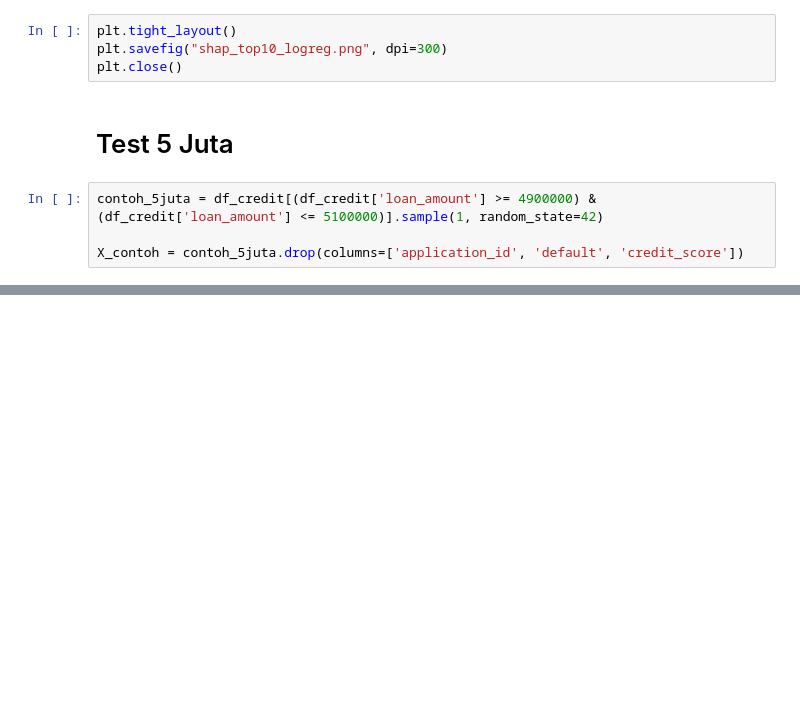
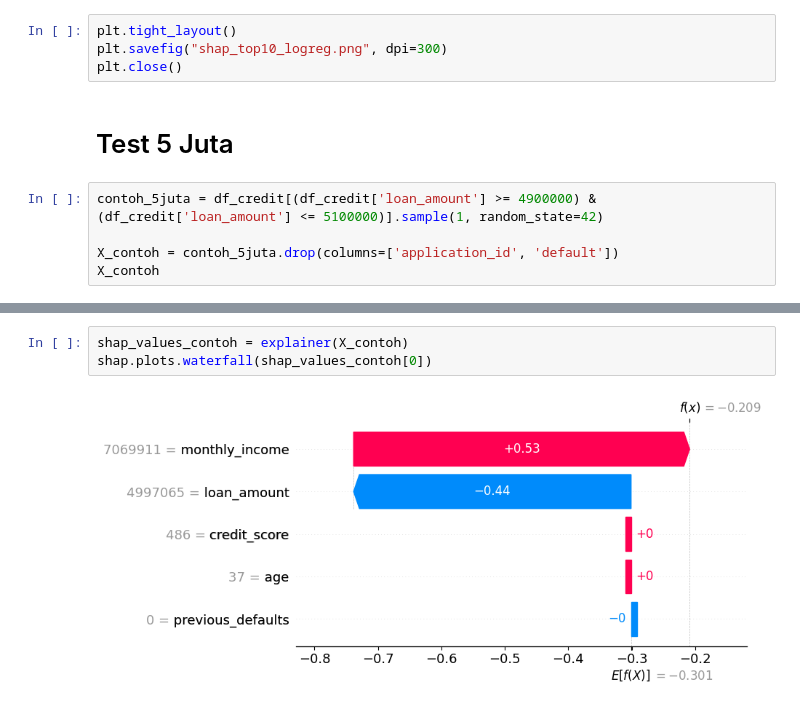
Before and after one commit to jesselynmu/submission, a Jupyter notebook: notebooks/B_modeling.ipynb, the cells around one changed output, grey strips where cells are left out. Cells and saved outputs as stored; diff of their text form; blank space fills up the shorter version.

```diff
--- a/notebooks/B_modeling.ipynb
+++ b/notebooks/B_modeling.ipynb
@@ -279,4 +279,5 @@ plt.close()
 # %%
 contoh_5juta = df_credit[(df_credit['loan_amount'] >= 4900000) & (df_credit['loan_amount'] <= 5100000)].sample(1, random_state=42)
 
-X_contoh = contoh_5juta.drop(columns=['application_id', 'default', 'credit_score'])
+X_contoh = contoh_5juta.drop(columns=['application_id', 'default'])
+X_contoh
@@ -282,0 +296,5 @@ X_contoh = contoh_5juta.drop(columns=['application_id', 'default', 'credit_score
+# %%
+shap_values_contoh = explainer(X_contoh)
+shap.plots.waterfall(shap_values_contoh[0])
+# %% [output]
+[figure, added]
```
Also changed, not shown: parts of 2 cells of this notebook.
